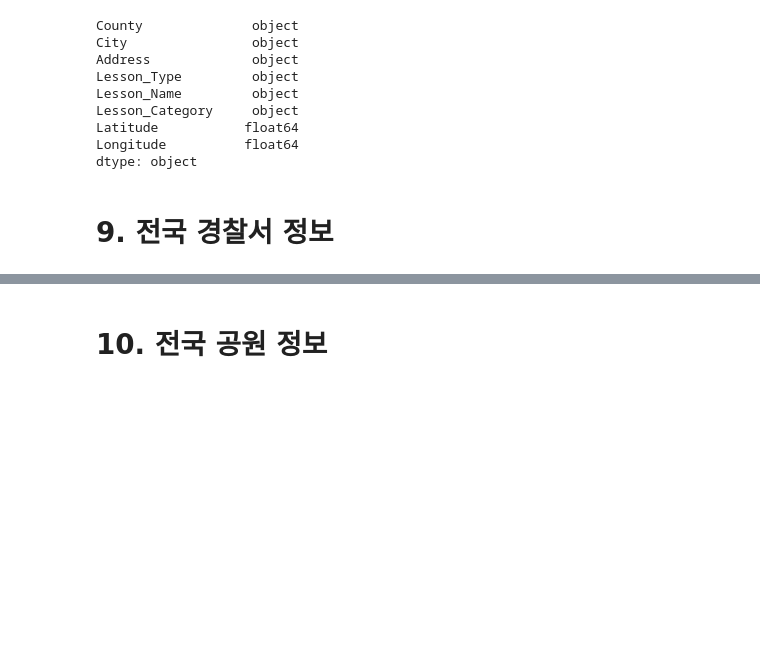
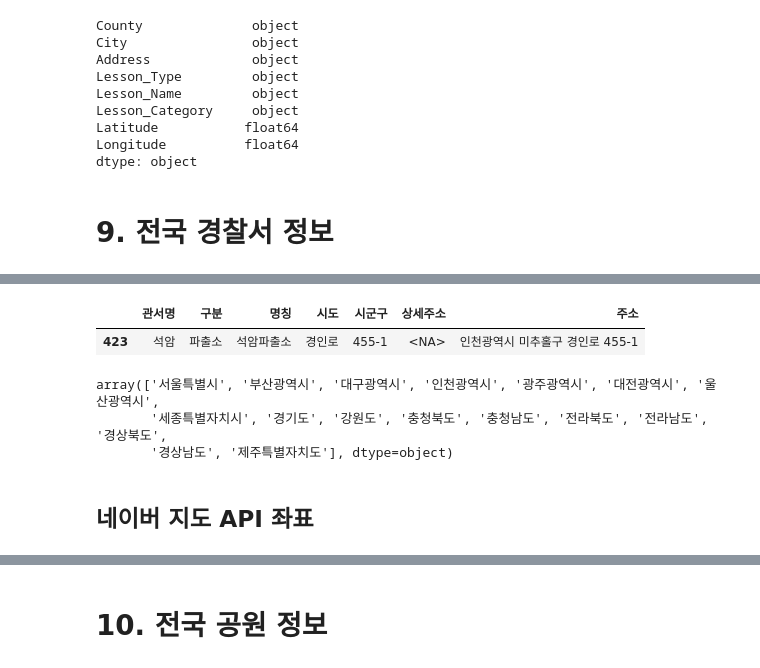
Before and after one commit to DGU-BAF/BAF-25-1-Marketing, a Jupyter notebook: 전처리_통합/데이터전처리_총집합.ipynb, the cells around one changed output, grey strips where cells are left out. Drawn from its saved outputs; the diff is of its cells as text; code cells hidden in the pictures; blank space fills up the shorter version.

```diff
--- a/전처리_통합/데이터전처리_총집합.ipynb
+++ b/전처리_통합/데이터전처리_총집합.ipynb
@@ -2136,0 +2210,15 @@ df_merged.to_csv("결과데이터/전국학원정보_2025.csv", index=False, enc
+# %%
+data.replace({"주소":{"경인로 455-1 ":"인천광역시 미추홀구 경인로 455-1"}}, inplace=True)
+data.query("시도=='경인로'")
+# %% [output]
+|  | 관서명 | 구분 | 명칭 | 시도 | 시군구 | 상세주소 | 주소 |
+| 423 | 석암 | 파출소 | 석암파출소 | 경인로 | 455-1 | <NA> | 인천광역시 미추홀구 경인로 455-1 |
+# %%
+data[["시도", "시군구", "상세주소"]] = data["주소"].apply(split_full_address_3)
+data.시도.unique()
+# %% [output]
+array(['서울특별시', '부산광역시', '대구광역시', '인천광역시', '광주광역시', '대전광역시', '울산광역시',
+       '세종특별자치시', '경기도', '강원도', '충청북도', '충청남도', '전라북도', '전라남도', '경상북도',
+       '경상남도', '제주특별자치도'], dtype=object)
+# %% [markdown]
+## 네이버 지도 API 좌표
```
Also changed, not shown: parts of 26 cells of this notebook, 2 other files.
